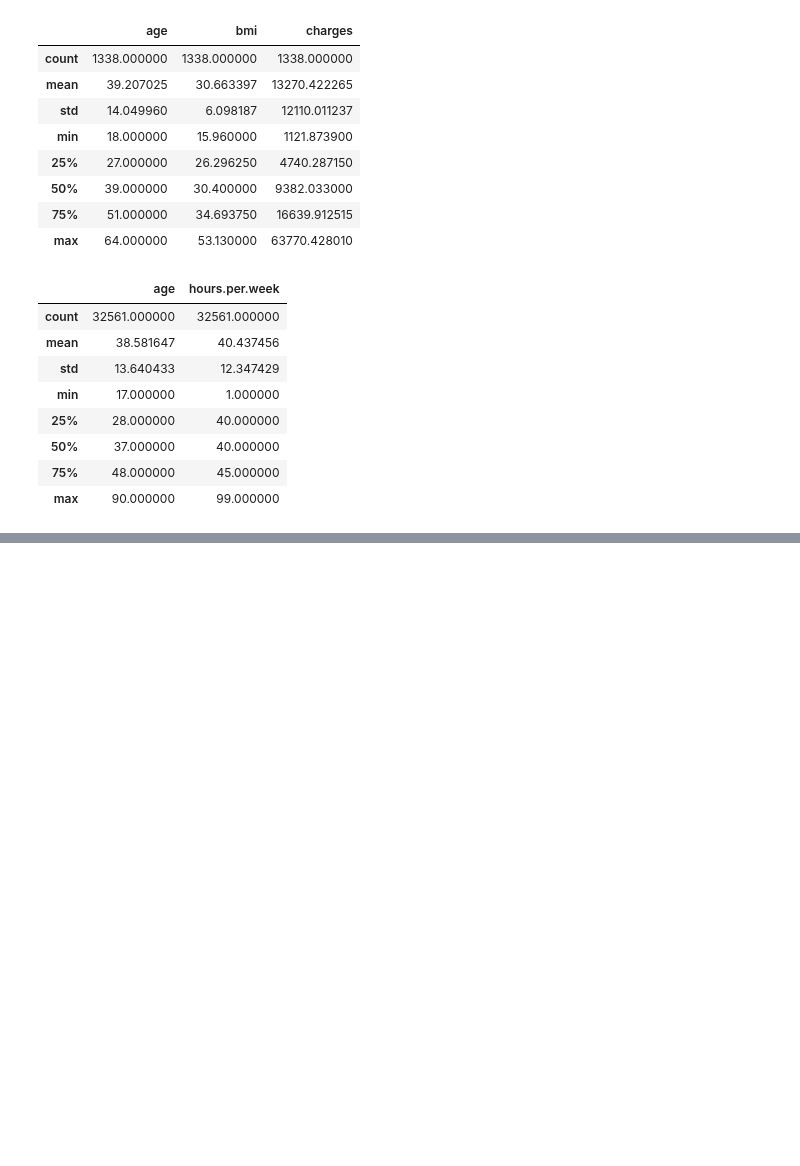
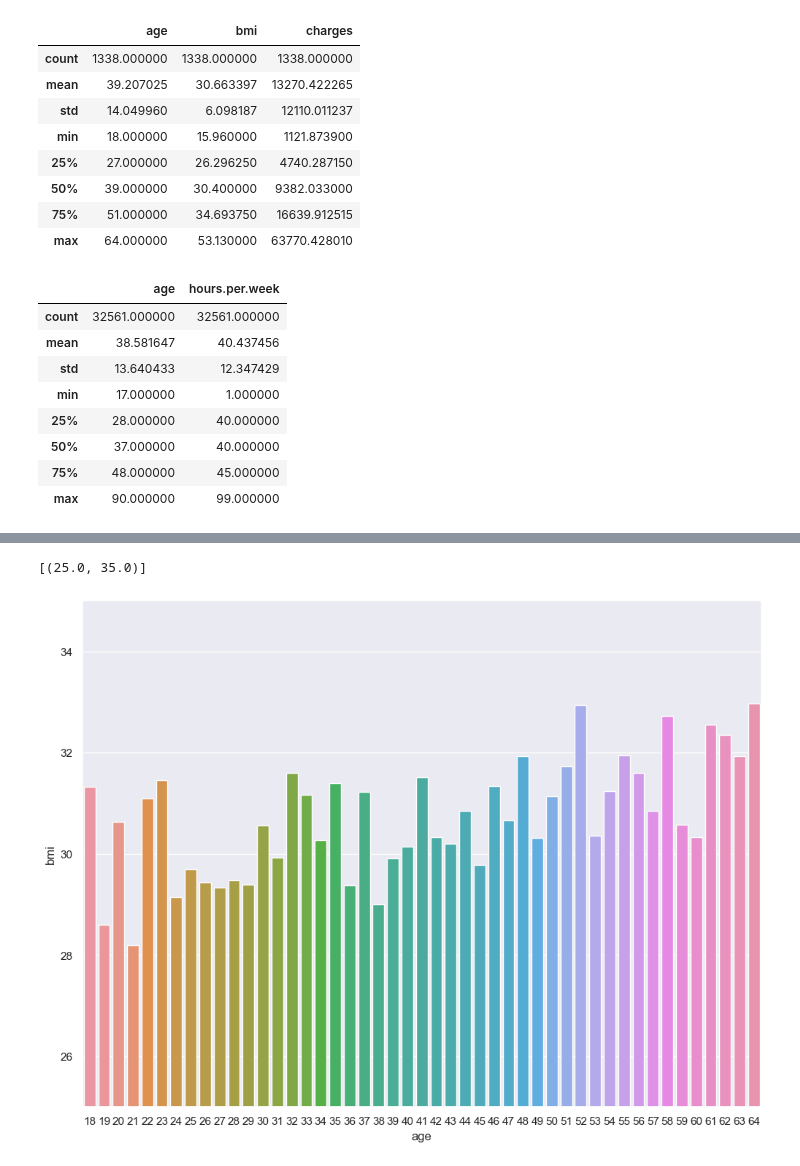
Before and after one commit to ubco-W2022T2-data301/project-group-group08, a Jupyter notebook: analysis/analysis2.ipynb, the cells around one changed output, grey strips where cells are left out. Saved outputs shown, nothing was run; the diff lists cells and outputs as text; code cells hidden in the pictures; blank space fills up the shorter version.

```diff
--- a/analysis/analysis2.ipynb
+++ b/analysis/analysis2.ipynb
@@ -171,0 +146,3 @@ pd.merge(healthByAge, hoursByAge, how='inner', on='age')
+# %%
+health_filtered = healthcost.drop(['sex','children', 'smoker', 'region', 'charges'], axis = 1)
+health_filtered.dropna()
@@ -171,0 +163,3 @@ pd.merge(healthByAge, hoursByAge, how='inner', on='age')
+# %%
+BMIByAge = health_filtered.groupby(health_filtered['age'], as_index=False).mean()
+BMIByAge
@@ -171,0 +184,6 @@ pd.merge(healthByAge, hoursByAge, how='inner', on='age')
+# %%
+sns.set(rc={'figure.figsize':(12,9)})
+sns.barplot(data = BMIByAge, x='age', y='bmi').set(ylim=(25, 35))
+# %% [output]
+[(25.0, 35.0)]
+[figure, added]
```
Also changed, not shown: parts of 13 cells of this notebook.
